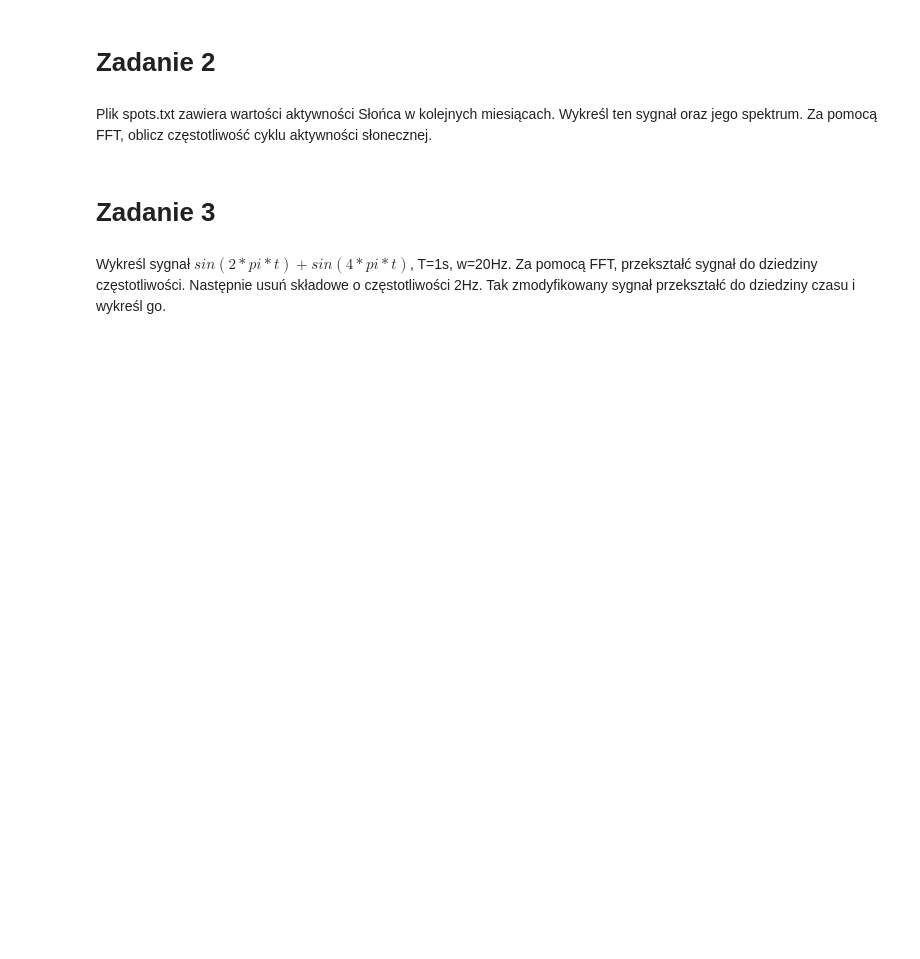
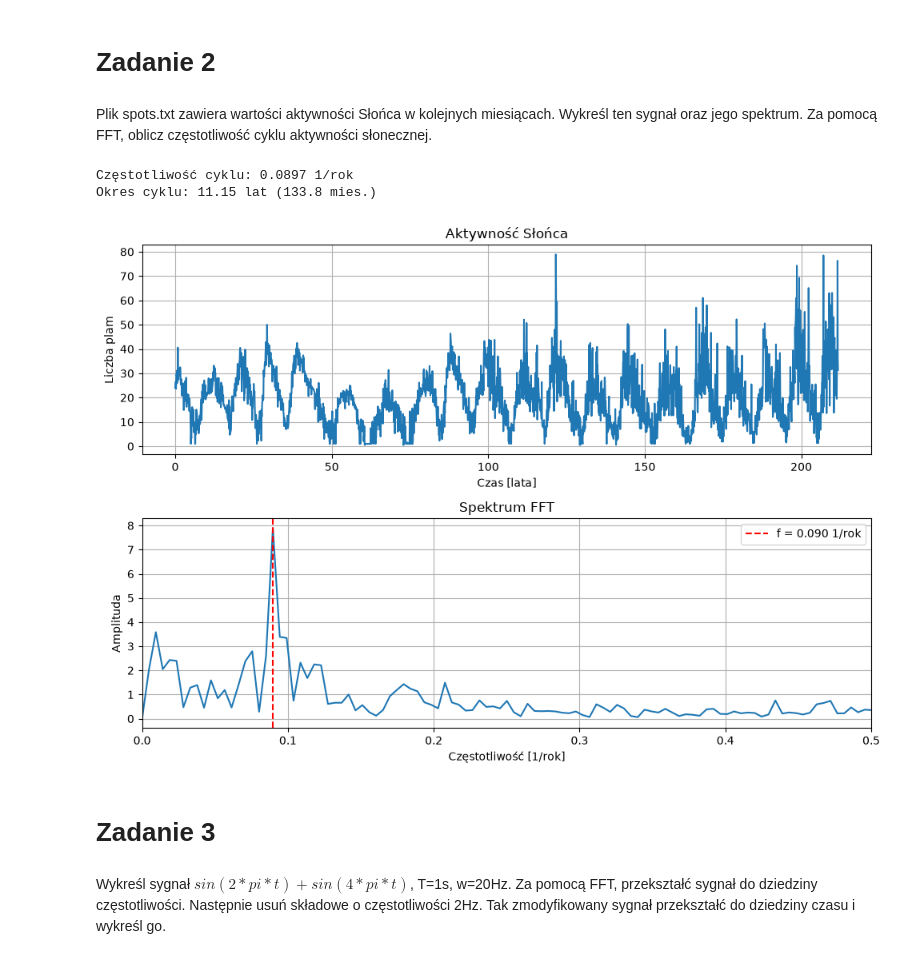
Before and after one commit to gaucho212/KCK, a Jupyter notebook: Lab3/2025/Sygnaly_cz1_clear.ipynb, the cells around one changed output. Cells and saved outputs as stored; diff of their text form; code cells hidden in the pictures; blank space fills up the shorter version.

```diff
--- a/Lab3/2025/Sygnaly_cz1_clear.ipynb
+++ b/Lab3/2025/Sygnaly_cz1_clear.ipynb
@@ -337,6 +337,48 @@ sygnal(A=5, w=200, LP=3, f=4)
 # Zadanie 2
 # %% [markdown]
 Plik spots.txt zawiera wartości aktywności Słońca w kolejnych miesiącach. Wykreśl ten sygnał oraz jego spektrum. Za pomocą FFT, oblicz częstotliwość cyklu aktywności słonecznej.
+# %%
+import numpy as np
+import matplotlib.pyplot as plt
+
+dane = np.loadtxt("spots.txt")
+n = len(dane)
+fs = 12.0
+t = np.arange(n) / fs
+
+widmo = np.abs(np.fft.rfft(dane - np.mean(dane))) * 2 / n
+czest = np.fft.rfftfreq(n, d=1 / fs)
+
+idx = np.argmax(widmo)
+f_cyklu = czest[idx]
+okres = 1 / f_cyklu
+
+print(f"Częstotliwość cyklu: {f_cyklu:.4f} 1/rok")
+print(f"Okres cyklu: {okres:.2f} lat ({okres * 12:.1f} mies.)")
+
+fig, (ax1, ax2) = plt.subplots(2, 1, figsize=(10, 7))
+
+ax1.plot(t, dane)
+ax1.set_title("Aktywność Słońca")
+ax1.set_xlabel("Czas [lata]")
+ax1.set_ylabel("Liczba plam")
+ax1.grid(True)
+
+ax2.plot(czest, widmo)
+ax2.axvline(f_cyklu, color="r", linestyle="--", label=f"f = {f_cyklu:.3f} 1/rok")
+ax2.set_title("Spektrum FFT")
+ax2.set_xlabel("Częstotliwość [1/rok]")
+ax2.set_ylabel("Amplituda")
+ax2.set_xlim(0, 0.5)
+ax2.legend()
+ax2.grid(True)
+
+plt.tight_layout()
+plt.show()
+# %% [output]
+Częstotliwość cyklu: 0.0897 1/rok
+Okres cyklu: 11.15 lat (133.8 mies.)
+[figure, added]
 # %% [markdown]
 # Zadanie 3
 # %% [markdown]
```
Also changed, not shown: parts of 1 cell of this notebook, 1 other file.
